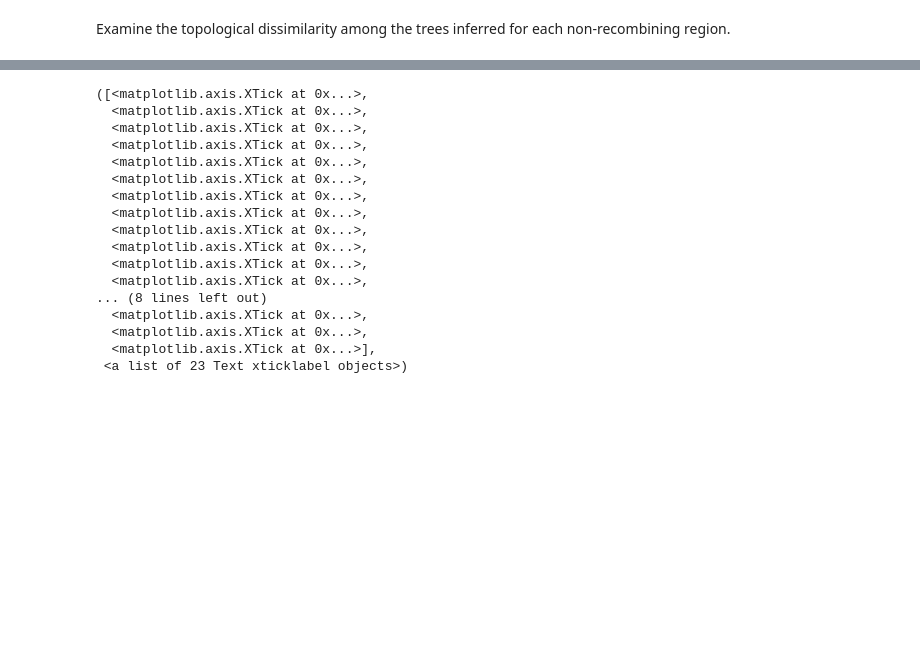
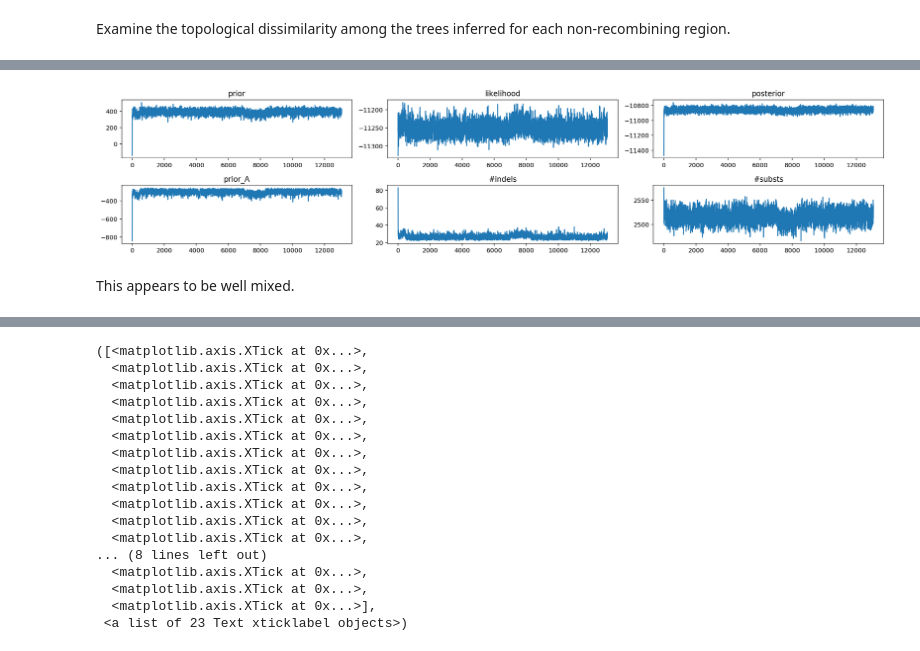
Before and after one commit to ryneches/CoronaARG, a Jupyter notebook: Recombination.ipynb, the cells around one changed output, grey strips where cells are left out. Drawn from its saved outputs; the diff is of its cells as text; code cells hidden in the pictures; blank space fills up the shorter version.

```diff
--- a/Recombination.ipynb
+++ b/Recombination.ipynb
@@ -275,0 +286,3 @@ block_3 vs. block 4 :  KendalltauResult(correlation=0.3370319493527552, pvalue=1
+# %%
+bplog = pandas.read_csv( 'refcov89_ORF8_aln-1/C1.log', sep='\t' )
+bplog.head()
@@ -275,0 +297,27 @@ block_3 vs. block 4 :  KendalltauResult(correlation=0.3370319493527552, pvalue=1
+# %%
+figure( figsize=( 18, 4 ) )
+
+subplot( 2, 3, 1 )
+plot( bplog['prior'] )
+title( 'prior' )
+subplot( 2, 3, 2 )
+plot( bplog['likelihood'] )
+title( 'likelihood' )
+subplot( 2, 3, 3 )
+plot( bplog['posterior'] )
+title( 'posterior' )
+subplot( 2, 3, 4 )
+plot( bplog['prior_A'] )
+title( 'prior_A' )
+subplot( 2, 3, 5 )
+plot( bplog['#indels'] )
+title( '#indels' )
+subplot( 2, 3, 6 )
+plot( bplog['#substs'] )
+title( '#substs' )
+
+tight_layout()
+# %% [output]
+[figure, added]
+# %% [markdown]
+This appears to be well mixed.
```
Also changed, not shown: parts of 18 cells of this notebook, 20 other files.
